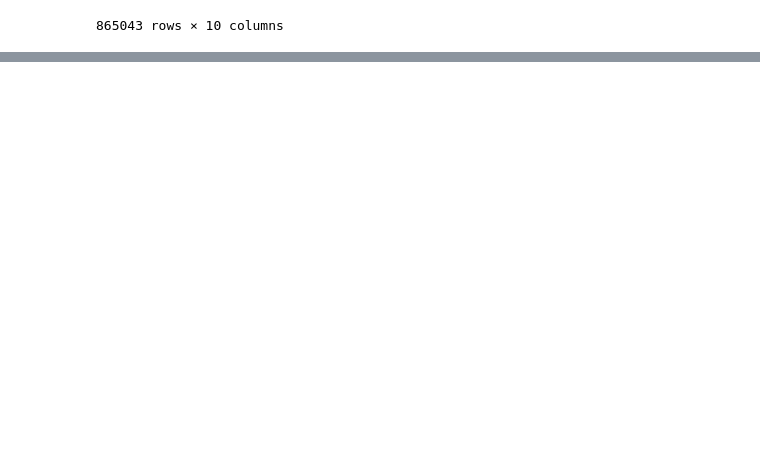
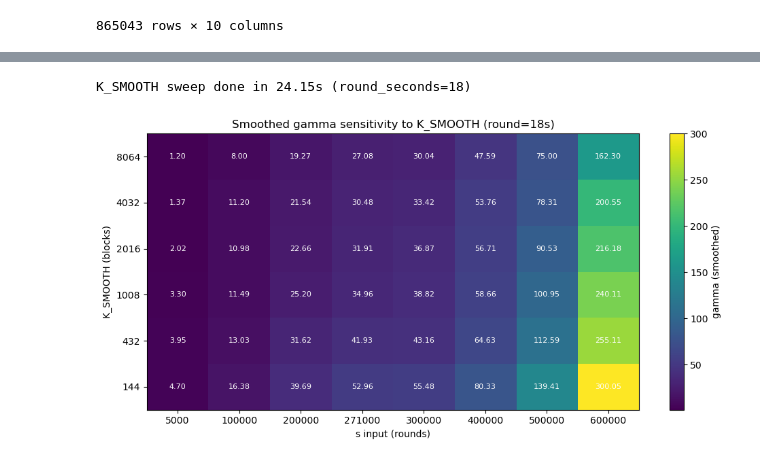
Before and after one commit to loicmiller/variable-mls, a Jupyter notebook: analysis/bitcoin-gamma-estimation.ipynb, the cells around one changed output, grey strips where cells are left out. Saved outputs shown, nothing was run; the diff lists cells and outputs as text; code cells hidden in the pictures; blank space fills up the shorter version.

```diff
--- a/analysis/bitcoin-gamma-estimation.ipynb
+++ b/analysis/bitcoin-gamma-estimation.ipynb
@@ -601,0 +783,65 @@ Computed combinations: 42
+# %%
+import time as time_module
+import matplotlib.pyplot as plt
+from concurrent.futures import ThreadPoolExecutor
+
+# Sweep K_SMOOTH and s_input for a fixed round duration.
+K_SMOOTH_GRID = [144, 432, 1008, 2016, 4032, 8064]  # ~1d, 3d, 7d, 14d, 28d, 56d
+ROUND_SECONDS_FIXED = ROUND_SECONDS
+
+def compute_for_one_k(k_smooth: int):
+    local_series = build_smooth_round_hashrate(ROUND_SECONDS_FIXED, k_smooth=k_smooth)
+    available_rounds = len(local_series)
+    rows = []
+    for s_value in S_INPUT_GRID:
+        gamma_value, _, _ = gamma_for_s_hashrate(local_series['hashrate_smooth'], s_value)
+        rows.append({
+            'k_smooth': k_smooth,
+            'round_seconds': ROUND_SECONDS_FIXED,
+            's_input': s_value,
+            's_effective': min(s_value, available_rounds),
+            'available_rounds': available_rounds,
+            'gamma': gamma_value,
+        })
+    return rows
+
+t0 = time_module.perf_counter()
+if USE_PARALLEL and len(K_SMOOTH_GRID) > 1:
+    with ThreadPoolExecutor(max_workers=min(MAX_WORKERS, len(K_SMOOTH_GRID))) as ex:
+        nested_rows = list(ex.map(compute_for_one_k, K_SMOOTH_GRID))
+else:
+    nested_rows = [compute_for_one_k(k) for k in K_SMOOTH_GRID]
+
+k_smooth_grid_rows = [row for sublist in nested_rows for row in sublist]
+k_smooth_gamma_grid = pd.DataFrame(k_smooth_grid_rows)
+k_smooth_heatmap = k_smooth_gamma_grid.pivot(index='k_smooth', columns='s_input', values='gamma')
+
+print(
+    f'K_SMOOTH sweep done in {time_module.perf_counter()-t0:.2f}s '
+    f'(round_seconds={ROUND_SECONDS_FIXED})'
+ )
+
+fig, ax = plt.subplots(figsize=(10, 5))
+image = ax.imshow(k_smooth_heatmap.values, aspect='auto', origin='lower')
+ax.set_xticks(range(len(k_smooth_heatmap.columns)))
+ax.set_xticklabels(k_smooth_heatmap.columns)
+ax.set_yticks(range(len(k_smooth_heatmap.index)))
+ax.set_yticklabels(k_smooth_heatmap.index)
+ax.set_xlabel('s input (rounds)')
+ax.set_ylabel('K_SMOOTH (blocks)')
+ax.set_title(f'Smoothed gamma sensitivity to K_SMOOTH (round={ROUND_SECONDS_FIXED}s)')
+
+for row_idx in range(len(k_smooth_heatmap.index)):
+    for col_idx in range(len(k_smooth_heatmap.columns)):
+        val = k_smooth_heatmap.iloc[row_idx, col_idx]
+        ax.text(col_idx, row_idx, f'{val:.2f}', ha='center', va='center', color='white', fontsize=8)
+
+fig.colorbar(image, ax=ax, label='gamma (smoothed)')
+plt.tight_layout()
+plt.savefig('gamma-sensitivity-k-smooth-vs-s.pdf', format='pdf')
+plt.show()
+
+k_smooth_gamma_grid
+# %% [output]
+K_SMOOTH sweep done in 24.15s (round_seconds=18)
+[figure, added]
```
Also changed, not shown: parts of 16 cells of this notebook, 6 other files.
